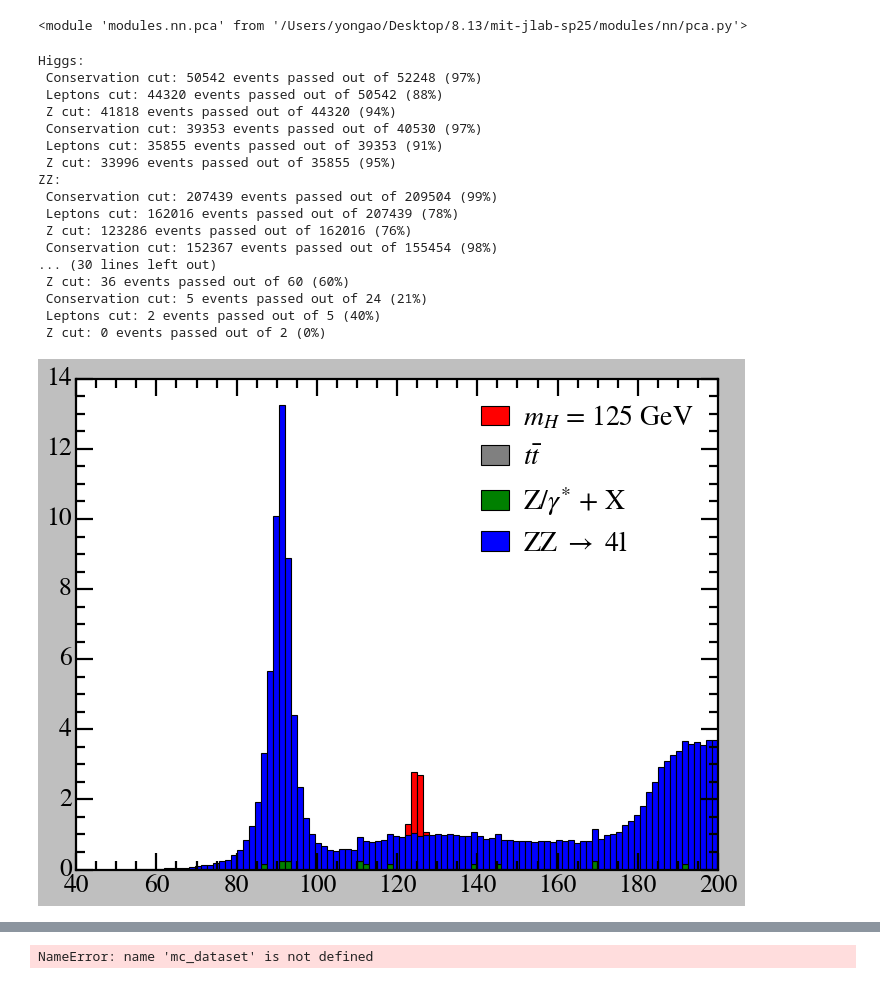
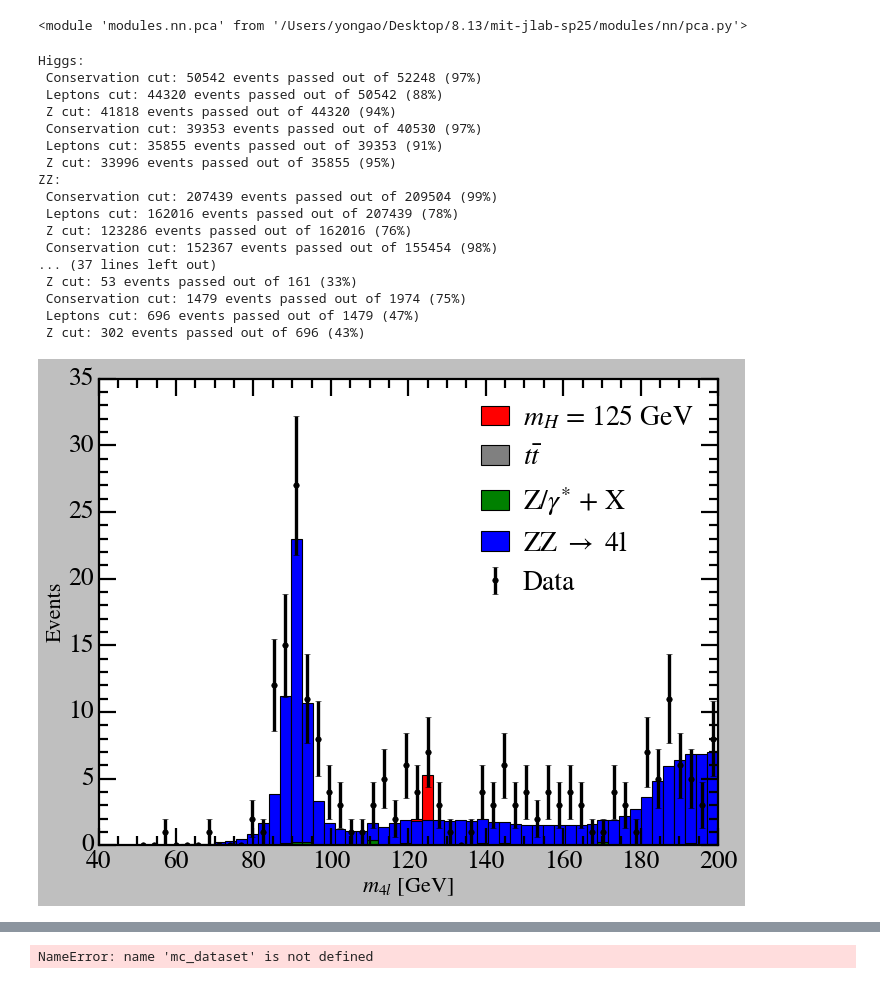
Before and after one commit to vinh-qtran/mit-jlab-sp25, a Jupyter notebook: higgs/preliminary/analysis_yongao.ipynb, the cells around one changed output, grey strips where cells are left out. Cells and saved outputs as stored; diff of their text form; code cells hidden in the pictures.

```diff
--- a/higgs/preliminary/analysis_yongao.ipynb
+++ b/higgs/preliminary/analysis_yongao.ipynb
@@ -96,6 +98,17 @@ mc_tt_all_data = four_leptons_data.apply_basic_cuts(
     ],
     show_cut_info=True
 )
+
+print('data:')
+data_all_data = four_leptons_data.apply_basic_cuts(
+    [
+        four_leptons_data.read_data(file) for file in [
+            data_dir + 'clean_data_2011.csv',
+            data_dir + 'clean_data_2012.csv'
+        ]
+    ],
+    show_cut_info=True
+)
 # %% [output]
 Higgs:
  Conservation cut: 50542 events passed out of 52248 (97%)
@@ -109,13 +122,13 @@ ZZ:
  Leptons cut: 162016 events passed out of 207439 (78%)
  Z cut: 123286 events passed out of 162016 (76%)
  Conservation cut: 152367 events passed out of 155454 (98%)
-... (30 lines left out)
- Z cut: 36 events passed out of 60 (60%)
- Conservation cut: 5 events passed out of 24 (21%)
- Leptons cut: 2 events passed out of 5 (40%)
- Z cut: 0 events passed out of 2 (0%)
+... (37 lines left out)
+ Z cut: 53 events passed out of 161 (33%)
+ Conservation cut: 1479 events passed out of 1974 (75%)
+ Leptons cut: 696 events passed out of 1479 (47%)
+ Z cut: 302 events passed out of 696 (43%)
 # %%
-bins = np.linspace(50,200,101)
+bins = np.linspace(50,200,54)
 bin_centers = (bins[1:] + bins[:-1]) / 2
 bin_width = bins[1] - bins[0]
 
@@ -123,20 +136,35 @@ higgs_hist = four_leptons_data.get_histogram(mc_higgs_all_data, params.scales_hi
 zz_hist = four_leptons_data.get_histogram(mc_zz_all_data, params.scales_zz, 'm4l', bins)
 dy_hist = four_leptons_data.get_histogram(mc_dy_all_data, params.scales_dy, 'm4l', bins)
 tt_hist = four_leptons_data.get_histogram(mc_tt_all_data, params.scales_tt, 'm4l', bins)
+
+data_hist = four_leptons_data.get_histogram(data_all_data, params.scales_data, 'm4l', bins)
 # %%
 fig, ax = plt.subplots(figsize=(9,7))
 
 stack = ax.bar(bin_centers, higgs_hist, align='center', width=bin_width, label=r'$m_{H}$ = 125 GeV', color='red')
 stack = ax.bar(bin_centers, tt_hist, align='center', width=bin_width, label=r'$t\bar{t}$', color='grey')
 stack = ax.bar(bin_centers, dy_hist, align='center', width=bin_width, label=r'Z/$\gamma^{*}$ + X', color='green', bottom=tt_hist)
 stack = ax.bar(bin_centers, zz_hist, align='center', width=bin_width, label=r'ZZ $\rightarrow$ 4l', color='blue', bottom=tt_hist+dy_hist)
 
+stack = ax.errorbar(
+    bin_centers,
+    data_hist,
+    yerr=np.sqrt(data_hist),
+    fmt='o',
+    color='black',
+    label='Data',
+    markersize=5,
+    capsize=3,
+)
+ax.set_xlabel(r'$m_{4l}$ [GeV]', fontsize=20)
+ax.set_ylabel('Events', fontsize=20)
+
 ax.legend(loc='upper right', frameon=False, ncol=1, handletextpad=0.5, handlelength=1.0, columnspacing=0.5)
 
 plt.tight_layout()
 plt.show()
 # %% [output]
-[figure, old version]
+[figure, new version]
 # %%
 class FourLeptonsPCA(pca.PCA):
     def __init__(self,
```
Also changed, not shown: parts of 3 cells of this notebook, 2 other files.
